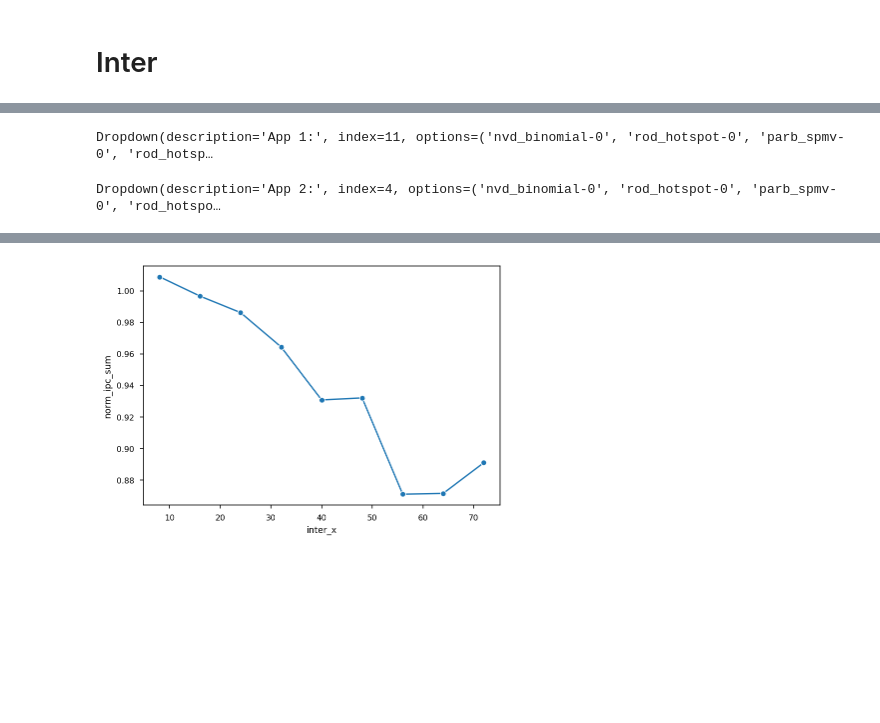
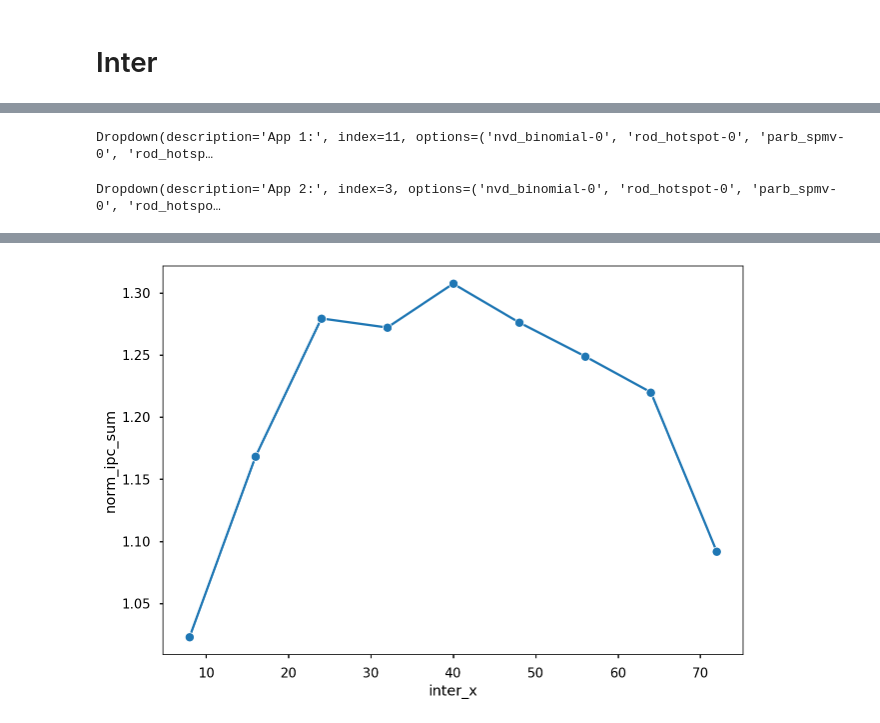
Before and after one commit to UofT-EcoSystem/GPU-Virtualization-Benchmarks, a Jupyter notebook: util/data/notebooks/View_Isolation.ipynb, the cells around one changed output, grey strips where cells are left out. Saved outputs shown, nothing was run; the diff lists cells and outputs as text; code cells hidden in the pictures; blank space fills up the shorter version.

Commit message:
added multi-kernel notebook

```diff
--- a/util/data/notebooks/View_Isolation.ipynb
+++ b/util/data/notebooks/View_Isolation.ipynb
@@ -24,8 +24,10 @@ import data.scripts.gen_tables.search_best_inter as search_inter
 SCRIPT_PATH = os.path.join(HOME, 'data/scripts')
 PKL_PATH = os.path.join(HOME, 'data/pickles')
 CSV_PATH = os.path.join(HOME, 'data/csv')
+GRAPH_PATH = os.path.join(HOME, 'data/graphs')
 
 %config InlineBackend.figure_format ='retina'
+plt.style.use('seaborn-talk')
 # %% [output]
 The autoreload extension is already loaded. To reload it, use:
   %reload_ext autoreload
@@ -322,0 +340,11 @@ plt.show()
+# %%
+# Show runtime v.s. number of thread block waves
+def calc_wave(row):
+    return const.app_dict[row['pair_str']][1] / (const.app_dict[row['pair_str']][0] * row['inter'])
+
+df_inter['waves'] = df_inter.apply(lambda row: calc_wave(row), axis=1)
+
+# divide kernels based on min waves
+df_groupby = df_inter[['pair_str', 'waves']].groupby(['pair_str']).min()
+lt_one = df_groupby[df_groupby['waves'] < 1].index.to_list()
+gt_one = df_groupby[df_groupby['waves'] >= 1].index.to_list()
@@ -365,33 +430,33 @@ def onclick(b):
     show_widgets()
 
 #     df_a1 = df_inter[df_inter['pair_str'] == app1.value].copy()
 #     df_a1['key'] = 0
 #     df_a2 = df_inter[df_inter['pair_str'] == app2.value].copy()
 #     df_a2['key'] = 0
 
 #     df_prod = df_a1.merge(df_a2, how='outer', on='key')
 #     df_prod.drop(columns=['key'])
 #     df_prod['inter_sum'] = df_prod['inter_x'] + df_prod['inter_y']
 #     df_prod['norm_ipc_sum'] = df_prod['norm_ipc_x'] + df_prod['norm_ipc_y']
 
 #     df_prod = df_prod[df_prod['inter_sum'] == 80]
 #     df_prod.sort_values('inter_x', inplace=True, ascending=True)
     col_prod_inter = ['pair_str_x', 'pair_str_y', 'inter_x', 'inter_y', 'inter_sum',
-                      'norm_ipc_x', 'norm_ipc_y', 'norm_ipc_sum']
+                      'norm_ipc_x', 'norm_ipc_y', 'norm_ipc_sum', 'config']
 
     find_inter_pair = os.path.join(SCRIPT_PATH, 'gen_tables/gen_inter_configs.py')
     %run $find_inter_pair --app $app1.value $app2.value
 
     df_prod = pd.read_pickle(os.path.join(PKL_PATH, 'inter_candidates.pkl'))
 
     sns.lineplot(x='inter_x', y='norm_ipc_sum', data=df_prod, marker='o')
     plt.show()
     display(HTML(draw_table(df_prod, col_prod_inter).render()))
 
 
 button.on_click(onclick)
 # %% [output]
 Dropdown(description='App 1:', index=11, options=('nvd_binomial-0', 'rod_hotspot-0', 'parb_spmv-0', 'rod_hotsp…
-Dropdown(description='App 2:', index=4, options=('nvd_binomial-0', 'rod_hotspot-0', 'parb_spmv-0', 'rod_hotspo…
+Dropdown(description='App 2:', index=3, options=('nvd_binomial-0', 'rod_hotspot-0', 'parb_spmv-0', 'rod_hotspo…
 [interactive output not drawn]
-[figure, old version]
+[figure, new version]
```
Also changed, not shown: parts of 9 cells of this notebook, 2 other files.
